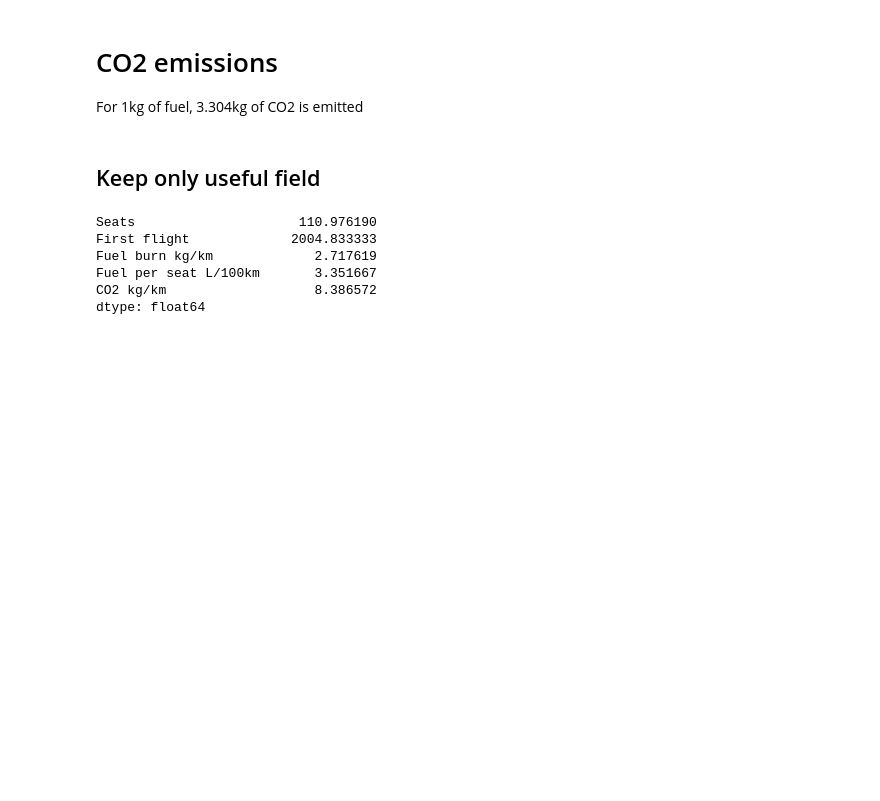
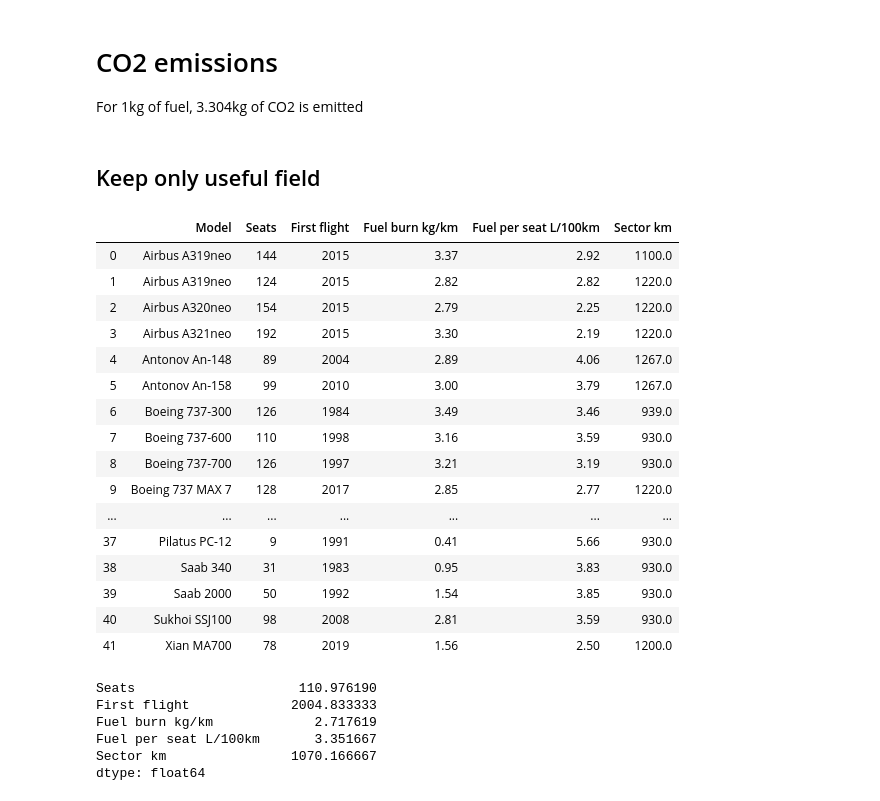
Before and after one commit to Jmion/aviation-co2-impact, a Jupyter notebook: wikipedia_parsing.ipynb, the cells around one changed output. Saved outputs shown, nothing was run; the diff lists cells and outputs as text; code cells hidden in the pictures; blank space fills up the shorter version.

Commit message:
Add sector to wikipedia parsing

```diff
--- a/wikipedia_parsing.ipynb
+++ b/wikipedia_parsing.ipynb
@@ -162,3 +72,8 @@ long_haul
+# %%
+# No need to reorder commuter and short_haul since sector is already at the end
+regional = reorder_df(regional)
+medium_haul = reorder_df(medium_haul)
+long_haul = reorder_df(long_haul)
 # %% [markdown]
 # CO2 emissions
 
@@ -168,26 +83,54 @@ CO2_ratio = 3.086
 # %% [markdown]
 ## Keep only useful field
+# %%
+def clean_sector(x):
+    sector = x.split("(")
+    # If no "(" in x, the sector is already clean
+    if(len(sector) < 2):
+        return float(x)
+    return float(sector[1].split("k")[0].replace(",", ""))
 # %%
 def clean_df(df):
-    new_df = df[["Model", "Seats", "First flight", "Fuel burn", "Fuel per seat"]].copy()
+    new_df = df[["Model", "Seats", "First flight", "Fuel burn", "Fuel per seat", "Sector"]].copy()
     new_df["First flight"] = new_df["First flight"].apply(lambda x: int(x))
     new_df["Fuel burn"] = new_df['Fuel burn'].apply(lambda x: float(x.split("k")[0]))
     new_df["Fuel per seat"] = new_df['Fuel per seat'].apply(lambda x: float(x.split("L")[0]))
-    new_df["CO2 kg/km"] = new_df["Fuel burn"].apply(lambda x: x*CO2_ratio)
+    #new_df["CO2 kg/km"] = new_df["Fuel burn"].apply(lambda x: x*CO2_ratio)
     new_df["Seats"] = new_df["Seats"].apply(lambda x: int(x))
-    return new_df.rename(columns={"Fuel burn": "Fuel burn kg/km", "Fuel per seat": "Fuel per seat L/100km"})
+    new_df["Sector"] = new_df["Sector"].apply(lambda x: clean_sector(x))
+    return new_df.rename(columns={"Fuel burn": "Fuel burn kg/km", "Fuel per seat": "Fuel per seat L/100km", "Sector": "Sector km"})
 # %%
-commuter_ = clean_df(commuter)
-regional_ = clean_df(regional)
-short_haul_ = clean_df(short_haul)
-medium_haul_ = clean_df(medium_haul)
-long_haul_ = clean_df(long_haul)
+commuter_clean = clean_df(commuter)
+regional_clean = clean_df(regional)
+short_haul_clean = clean_df(short_haul)
+medium_haul_clean = clean_df(medium_haul)
+long_haul_clean = clean_df(long_haul)
+# %%
+regional_clean
+# %% [output]
+|  | Model | Seats | First flight | Fuel burn kg/km | Fuel per seat L/100km | Sector km |
+| 0 | Airbus A319neo | 144 | 2015 | 3.37 | 2.92 | 1100.0 |
+| 1 | Airbus A319neo | 124 | 2015 | 2.82 | 2.82 | 1220.0 |
+| 2 | Airbus A320neo | 154 | 2015 | 2.79 | 2.25 | 1220.0 |
+| 3 | Airbus A321neo | 192 | 2015 | 3.30 | 2.19 | 1220.0 |
+| 4 | Antonov An-148 | 89 | 2004 | 2.89 | 4.06 | 1267.0 |
+| 5 | Antonov An-158 | 99 | 2010 | 3.00 | 3.79 | 1267.0 |
+| 6 | Boeing 737-300 | 126 | 1984 | 3.49 | 3.46 | 939.0 |
+| 7 | Boeing 737-600 | 110 | 1998 | 3.16 | 3.59 | 930.0 |
+| 8 | Boeing 737-700 | 126 | 1997 | 3.21 | 3.19 | 930.0 |
+| 9 | Boeing 737 MAX 7 | 128 | 2017 | 2.85 | 2.77 | 1220.0 |
+| ... | ... | ... | ... | ... | ... | ... |
+| 37 | Pilatus PC-12 | 9 | 1991 | 0.41 | 5.66 | 930.0 |
+| 38 | Saab 340 | 31 | 1983 | 0.95 | 3.83 | 930.0 |
+| 39 | Saab 2000 | 50 | 1992 | 1.54 | 3.85 | 930.0 |
+| 40 | Sukhoi SSJ100 | 98 | 2008 | 2.81 | 3.59 | 930.0 |
+| 41 | Xian MA700 | 78 | 2019 | 1.56 | 2.50 | 1200.0 |
 # %%
-regional_.mean()
+regional_clean.mean()
 # %% [output]
 Seats                     110.976190
 First flight             2004.833333
 Fuel burn kg/km             2.717619
 Fuel per seat L/100km       3.351667
-CO2 kg/km                   8.386572
+Sector km                1070.166667
 dtype: float64
```
Also changed, not shown: parts of 18 cells of this notebook.
